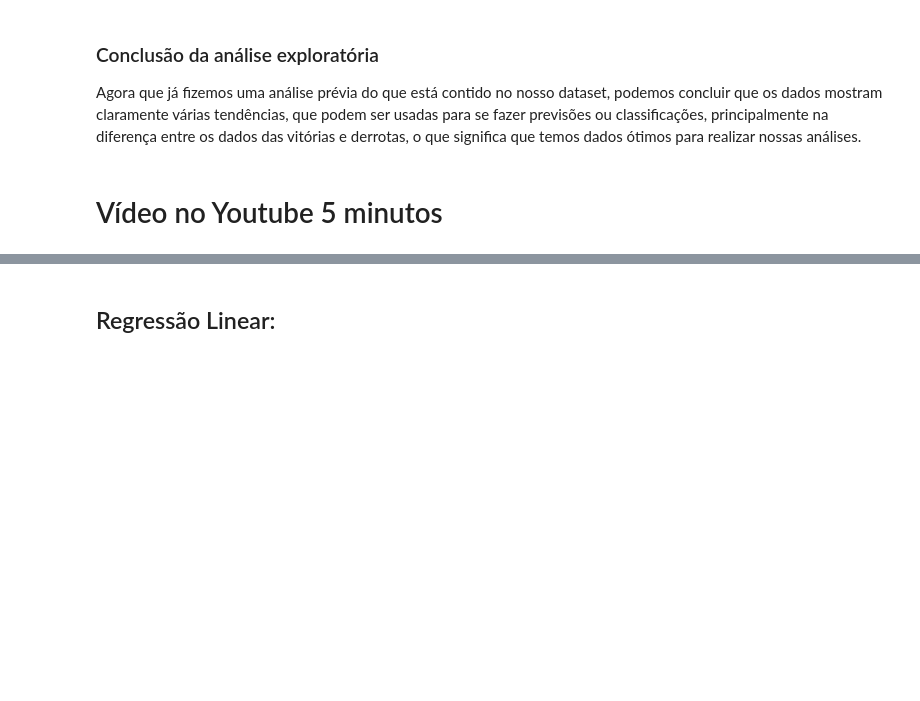
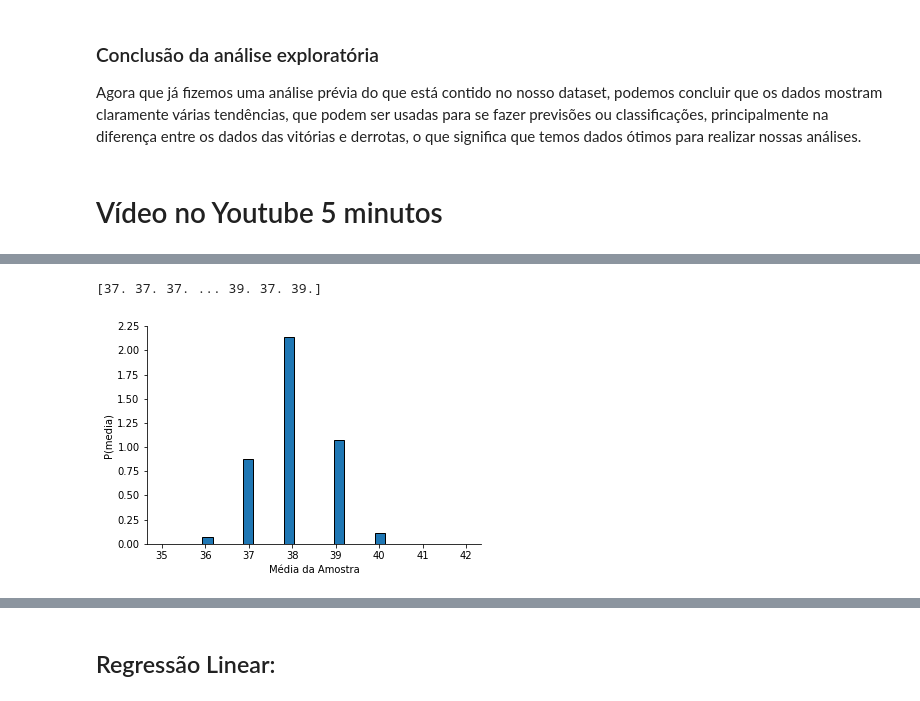
Before and after one commit to gabrielspires/Projeto-ICD, a Jupyter notebook: Projeto-ICD.ipynb, the cells around one changed output, grey strips where cells are left out. Cells and saved outputs as stored; diff of their text form; code cells hidden in the pictures; blank space fills up the shorter version.

```diff
--- a/Projeto-ICD.ipynb
+++ b/Projeto-ICD.ipynb
@@ -315,0 +409,16 @@ from IPython.display import YouTubeVideo
+# %%
+N = 10000
+values = np.zeros(N)
+for i in range(N):
+    sample = match_durations.sample(200, replace=True)
+    values[i] = sample.mean()//60
+print(values)
+
+plt.hist(values, bins=30, edgecolor='k', density=True)
+plt.xlabel('Média da Amostra')
+plt.ylabel('P(media)')
+
+despine()
+# %% [output]
+[37. 37. 37. ... 39. 37. 39.]
+[figure, added]
```
Also changed, not shown: parts of 37 cells of this notebook.
